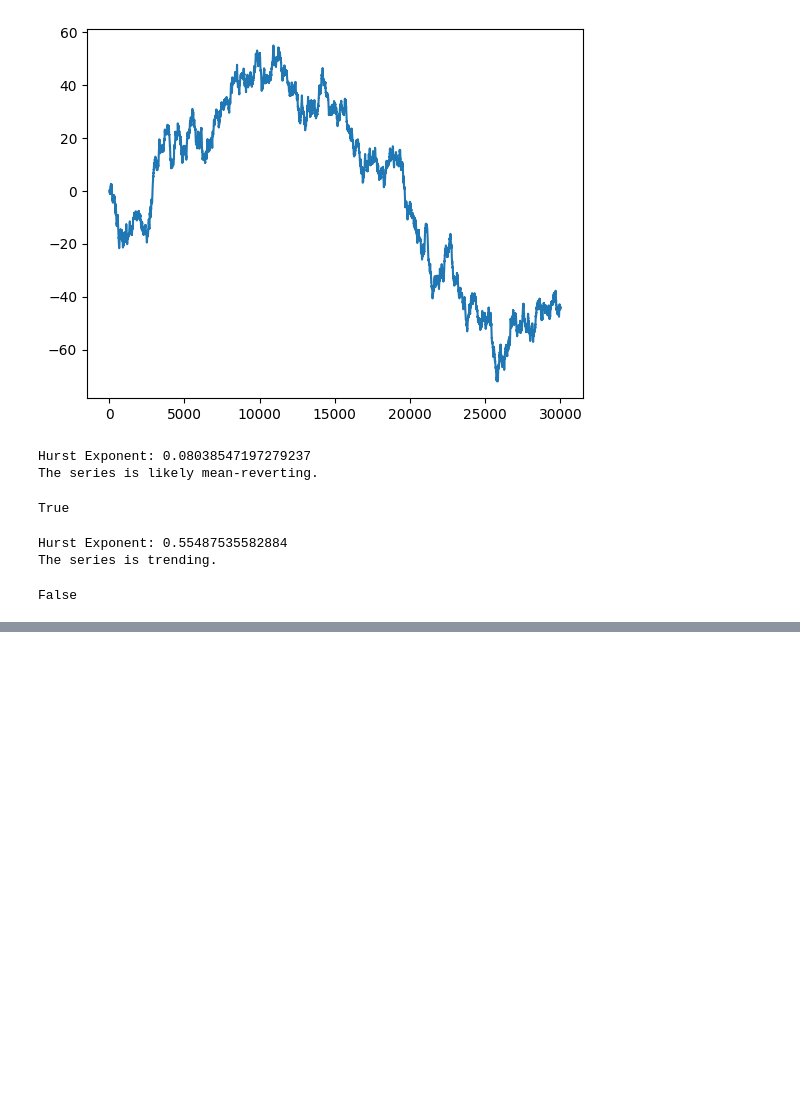
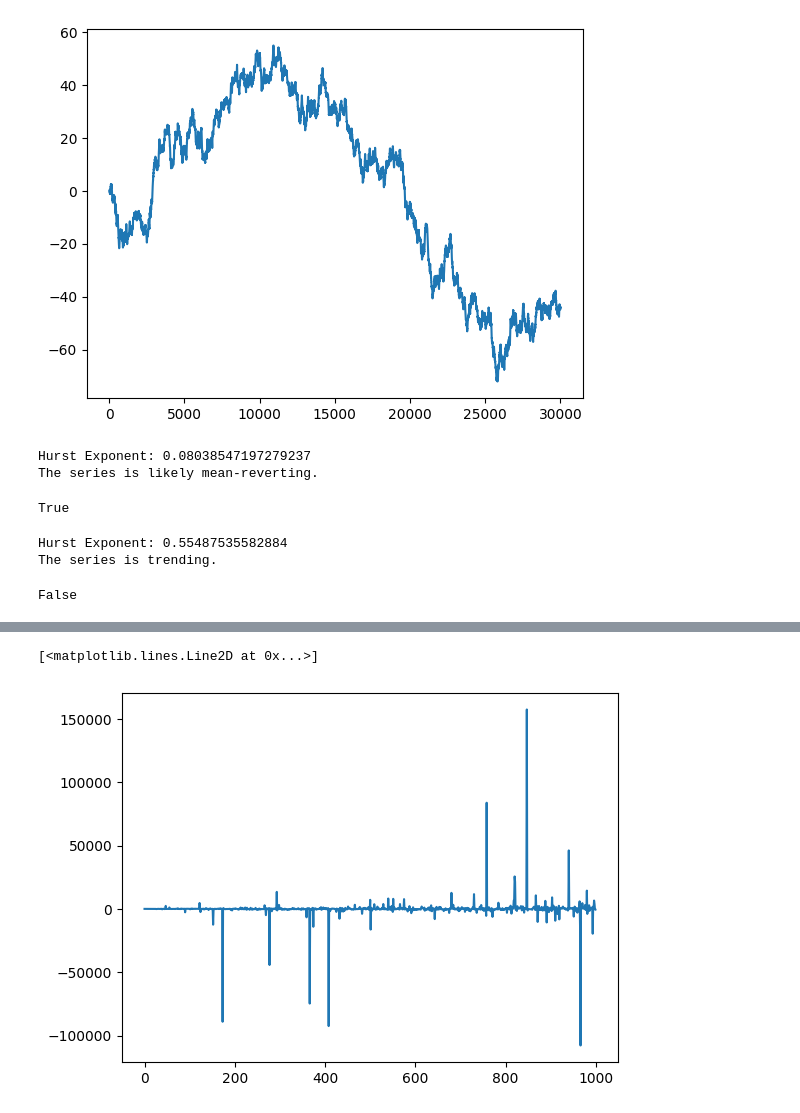
Before and after one commit to simonswe/prosperity2_traderbots, a Jupyter notebook: round4/ez_data_exploration.ipynb, the cells around one changed output, grey strips where cells are left out. Saved outputs shown, nothing was run; the diff lists cells and outputs as text; code cells hidden in the pictures; blank space fills up the shorter version.

```diff
--- a/round4/ez_data_exploration.ipynb
+++ b/round4/ez_data_exploration.ipynb
@@ -474,0 +511,6 @@ False
+# %%
+ratio = y/series
+plt.plot(x, ratio)
+# %% [output]
+[<matplotlib.lines.Line2D at 0x...>]
+[figure, added]
```
Also changed, not shown: parts of 11 cells of this notebook.
